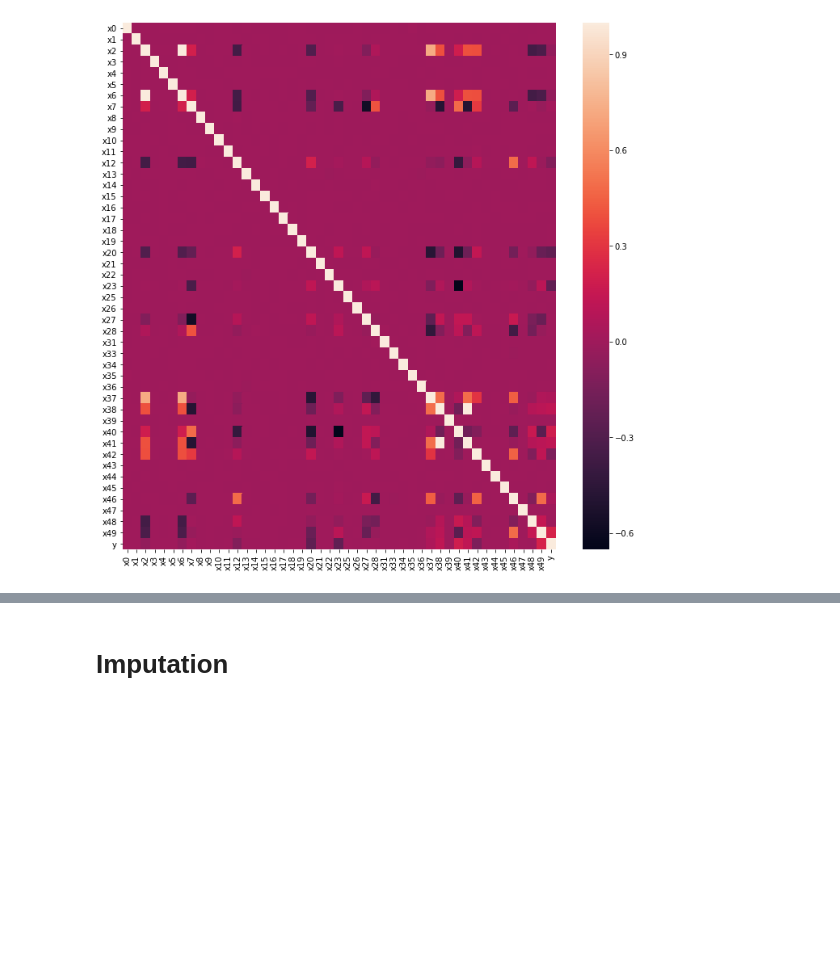
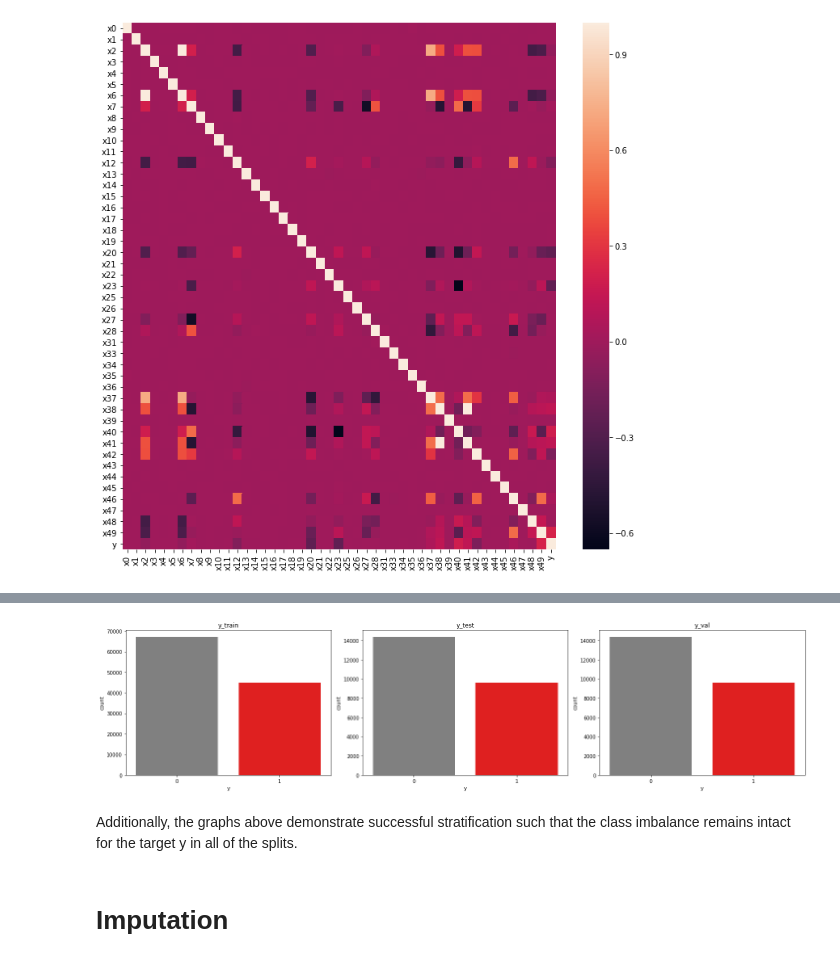
Before and after one commit to J-Caguioa/QTW-CaseStudy7, a Jupyter notebook: QTW_Final_Project.ipynb, the cells around one changed output, grey strips where cells are left out. Cells and saved outputs as stored; diff of their text form; code cells hidden in the pictures; blank space fills up the shorter version.

Commit message:
Discussion of performance metric and data split

```diff
--- a/QTW_Final_Project.ipynb
+++ b/QTW_Final_Project.ipynb
@@ -195,0 +230,15 @@ A heatmap of all the numeric variables shows that some variables are correlated
+# %%
+y = data.y
+x = data.drop('y', axis = 1)
+# %%
+# Initial split into 85% training-validation and 15% test
+x_train, x_test, y_train, y_test = train_test_split(x, y,
+                                                   stratify = y,
+                                                   test_size = 0.15,
+                                                   random_state = 42)
+
+# Second split into 70% training and 15% validation
+x_train, x_val, y_train, y_val = train_test_split(x_train, y_train,
+                                                 stratify = y_train,
+                                                 test_size = int(data.shape[0] * 0.15),
+                                                 random_state = 42)
@@ -196,3 +254,16 @@ A heatmap of all the numeric variables shows that some variables are correlated
+# %%
+y_data = {'y_train': y_train,
+          'y_test': y_test,
+          'y_val': y_val}
+
+fig, ax = plt.subplots(1, len(y_data), figsize = (20, 5))
+for i, dataset in enumerate(y_data):
+    sns.countplot(y_data[dataset], palette = y_col, ax = ax[i]).set_title(dataset)
+plt.tight_layout()
+# %% [output]
+[figure, added]
+# %% [markdown]
+Additionally, the graphs above demonstrate successful stratification such that the class imbalance remains intact for the target y in all of the splits.
 # %% [markdown]
 # Imputation
 # %%
```
Also changed, not shown: parts of 8 cells of this notebook.
